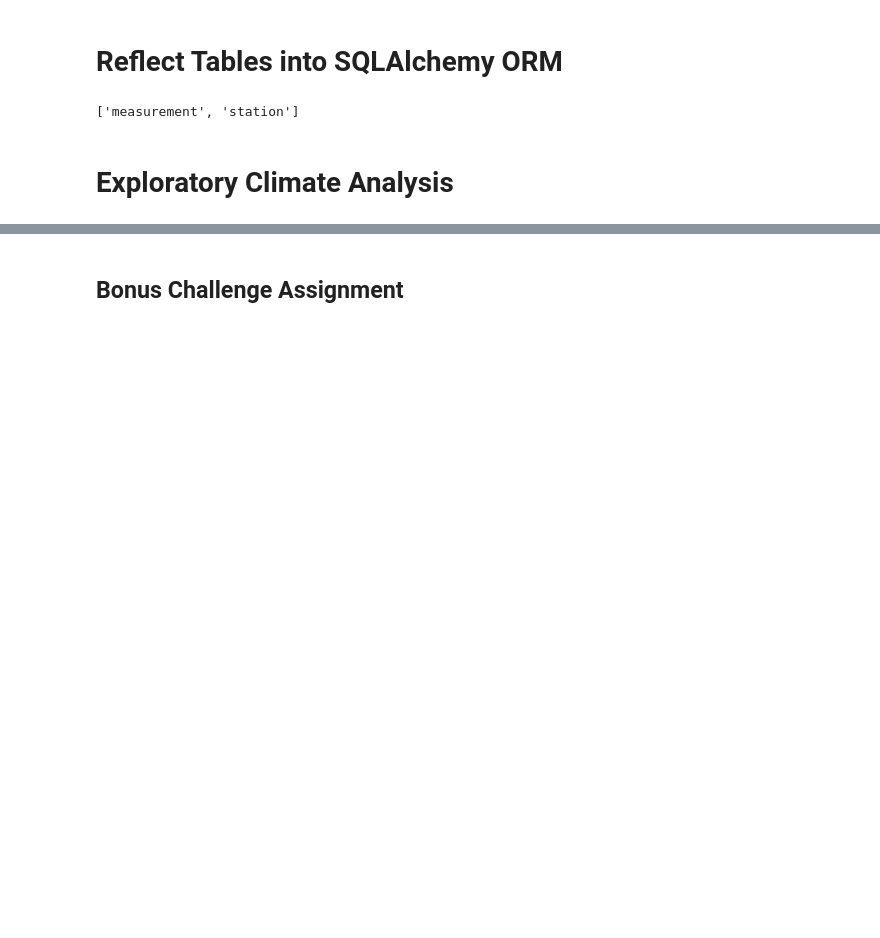
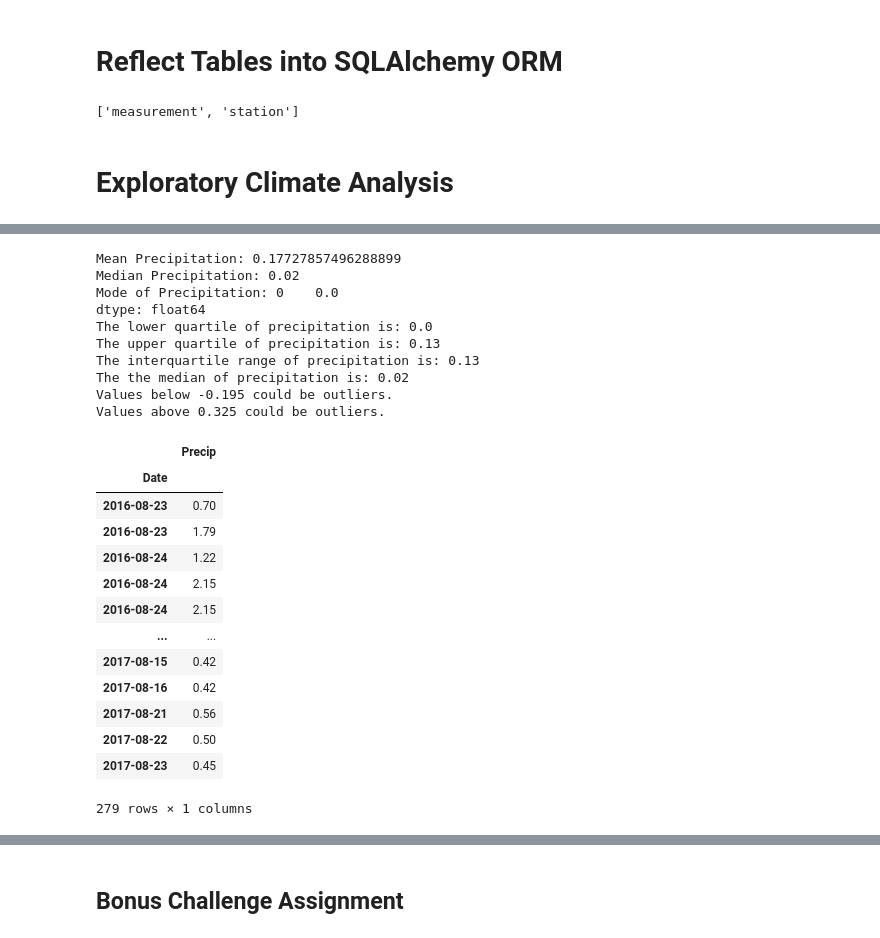
Before and after one commit to thenry390/sqlalchemy-challenge, a Jupyter notebook: climate_starter.ipynb, the cells around one changed output, grey strips where cells are left out. Cells and saved outputs as stored; diff of their text form; code cells hidden in the pictures; blank space fills up the shorter version.

```diff
--- a/climate_starter.ipynb
+++ b/climate_starter.ipynb
@@ -62,0 +149,47 @@ session = Session(engine)
+# %%
+# Use Pandas to calcualte the summary statistics for the precipitation data
+print("Mean Precipitation: "+str(precips_df['Precip'].mean()))
+print("Median Precipitation: "+str(precips_df['Precip'].median()))
+print("Mode of Precipitation: "+str(precips_df['Precip'].mode()))
+quartiles = precips_df['Precip'].quantile([.25,.5,.75])
+lowerq = quartiles[0.25]
+upperq = quartiles[0.75]
+iqr = upperq-lowerq
+
+print(f"The lower quartile of precipitation is: {lowerq}")
+print(f"The upper quartile of precipitation is: {upperq}")
+print(f"The interquartile range of precipitation is: {iqr}")
+print(f"The the median of precipitation is: {quartiles[0.5]} ")
+
+lower_bound = lowerq - (1.5*iqr)
+upper_bound = upperq + (1.5*iqr)
+print(f"Values below {lower_bound} could be outliers.")
+print(f"Values above {upper_bound} could be outliers.")
+
+outliers = precips_df.loc[(precips_df['Precip'] < lower_bound) | (precips_df['Precip'] > upper_bound)]
+outliers
+# %% [output]
+Mean Precipitation: 0.17727857496288899
+Median Precipitation: 0.02
+Mode of Precipitation: 0    0.0
+dtype: float64
+The lower quartile of precipitation is: 0.0
+The upper quartile of precipitation is: 0.13
+The interquartile range of precipitation is: 0.13
+The the median of precipitation is: 0.02
+Values below -0.195 could be outliers.
+Values above 0.325 could be outliers.
+|  | Precip |
+| Date |  |
+| 2016-08-23 | 0.70 |
+| 2016-08-23 | 1.79 |
+| 2016-08-24 | 1.22 |
+| 2016-08-24 | 2.15 |
+| 2016-08-24 | 2.15 |
+| ... | ... |
+| 2017-08-15 | 0.42 |
+| 2017-08-16 | 0.42 |
+| 2017-08-21 | 0.56 |
+| 2017-08-22 | 0.50 |
+| 2017-08-23 | 0.45 |
+279 rows × 1 columns
```
Also changed, not shown: parts of 16 cells of this notebook, 1 other file.
